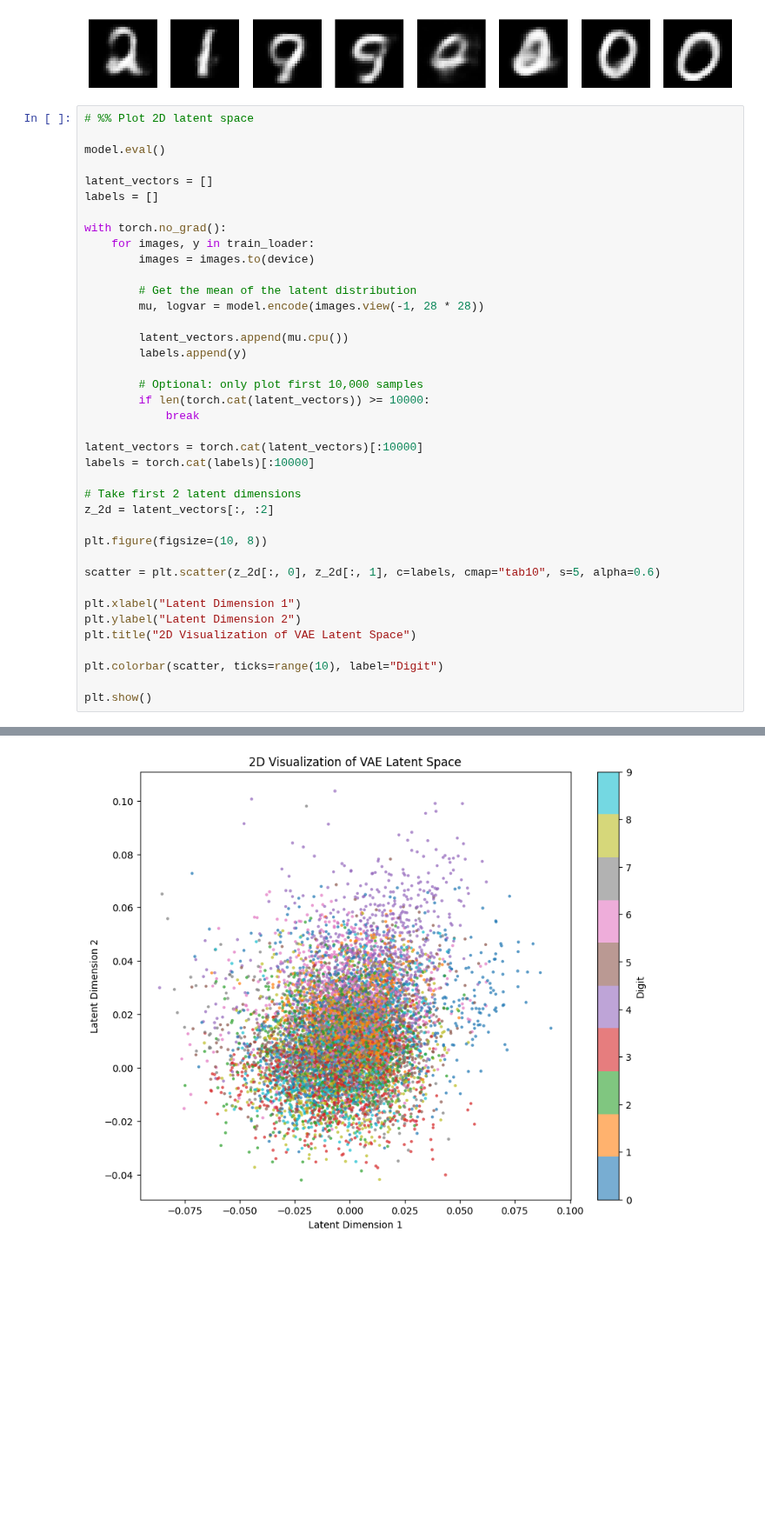
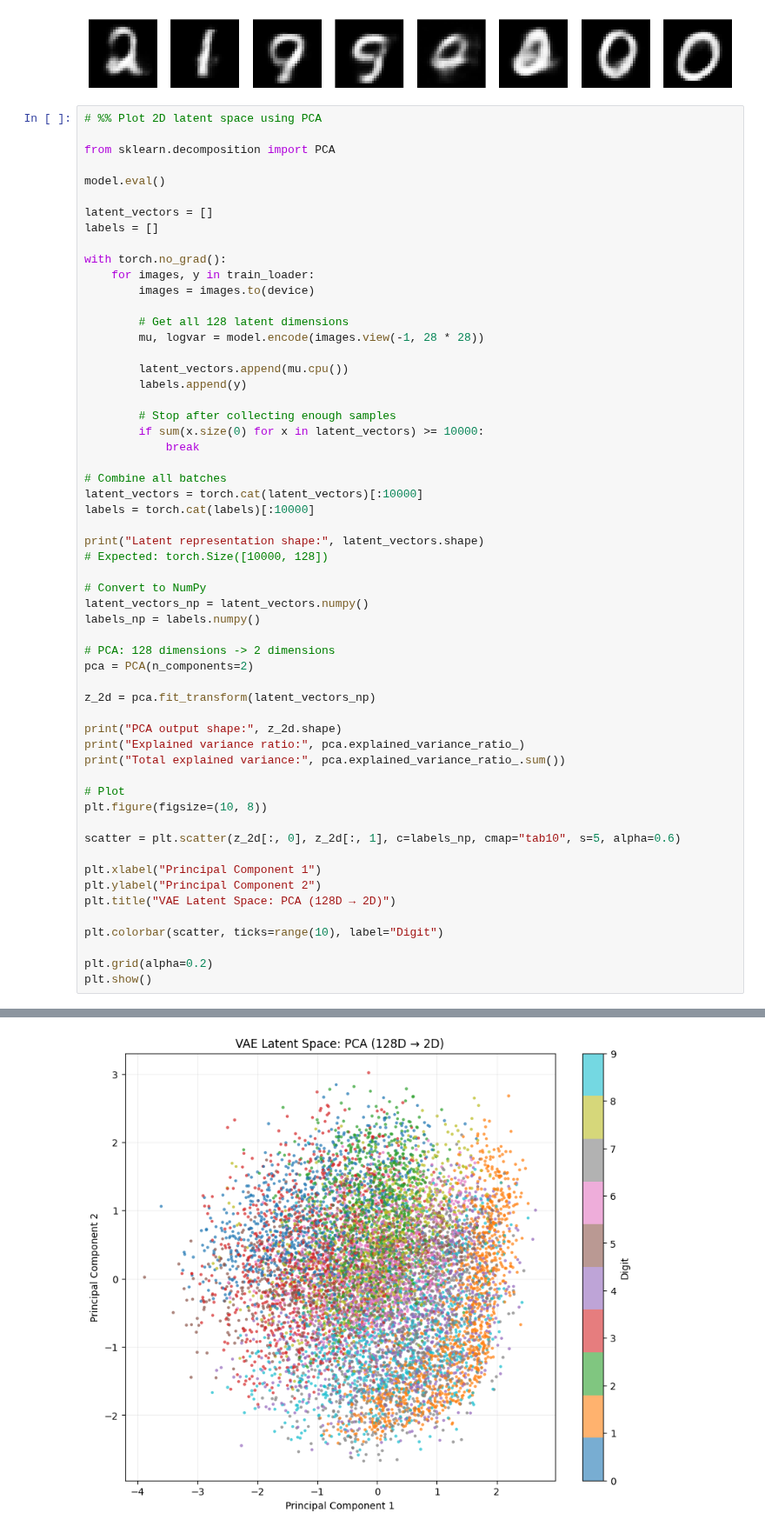
Before and after one commit to umerkang66/ai-ml-dl, a Jupyter notebook: gen-dl/vaes/main.ipynb, the cells around one changed output, grey strips where cells are left out. Shown at 87% size. Drawn from its saved outputs; the diff is of its cells as text; blank space fills up the shorter version.

```diff
--- a/gen-dl/vaes/main.ipynb
+++ b/gen-dl/vaes/main.ipynb
@@ -184,7 +184,9 @@ plt.show()
 # %% [output]
 [figure]
 # %%
-# %% Plot 2D latent space
+# %% Plot 2D latent space using PCA
+
+from sklearn.decomposition import PCA
 
 model.eval()
 
@@ -195,31 +197,47 @@ with torch.no_grad():
     for images, y in train_loader:
         images = images.to(device)
 
-        # Get the mean of the latent distribution
+        # Get all 128 latent dimensions
         mu, logvar = model.encode(images.view(-1, 28 * 28))
 
         latent_vectors.append(mu.cpu())
         labels.append(y)
 
-        # Optional: only plot first 10,000 samples
-        if len(torch.cat(latent_vectors)) >= 10000:
+        # Stop after collecting enough samples
+        if sum(x.size(0) for x in latent_vectors) >= 10000:
             break
 
+# Combine all batches
 latent_vectors = torch.cat(latent_vectors)[:10000]
 labels = torch.cat(labels)[:10000]
 
-# Take first 2 latent dimensions
-z_2d = latent_vectors[:, :2]
+print("Latent representation shape:", latent_vectors.shape)
+# Expected: torch.Size([10000, 128])
 
+# Convert to NumPy
+latent_vectors_np = latent_vectors.numpy()
+labels_np = labels.numpy()
+
+# PCA: 128 dimensions -> 2 dimensions
+pca = PCA(n_components=2)
+
+z_2d = pca.fit_transform(latent_vectors_np)
+
+print("PCA output shape:", z_2d.shape)
+print("Explained variance ratio:", pca.explained_variance_ratio_)
+print("Total explained variance:", pca.explained_variance_ratio_.sum())
+
+# Plot
 plt.figure(figsize=(10, 8))
 
-scatter = plt.scatter(z_2d[:, 0], z_2d[:, 1], c=labels, cmap="tab10", s=5, alpha=0.6)
+scatter = plt.scatter(z_2d[:, 0], z_2d[:, 1], c=labels_np, cmap="tab10", s=5, alpha=0.6)
 
-plt.xlabel("Latent Dimension 1")
-plt.ylabel("Latent Dimension 2")
-plt.title("2D Visualization of VAE Latent Space")
+plt.xlabel("Principal Component 1")
+plt.ylabel("Principal Component 2")
+plt.title("VAE Latent Space: PCA (128D → 2D)")
 
 plt.colorbar(scatter, ticks=range(10), label="Digit")
 
+plt.grid(alpha=0.2)
 plt.show()
 # %% [output]
@@ -226 +248 @@ plt.show()
-[figure, old version]
+[figure, new version]
```
Also changed, not shown: parts of 1 cell of this notebook.
